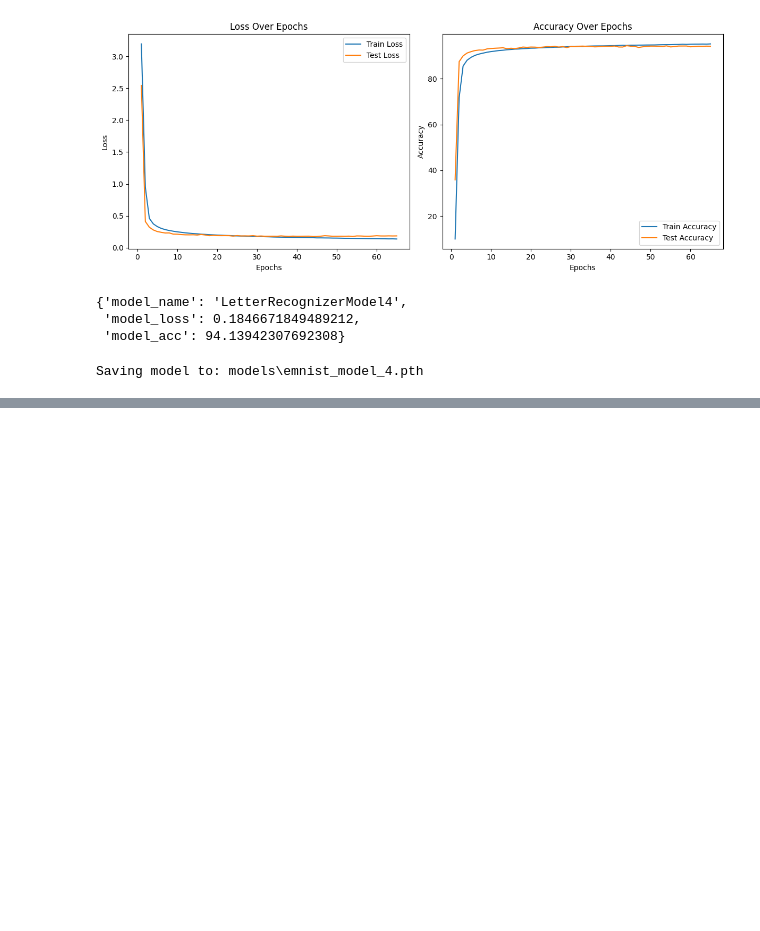
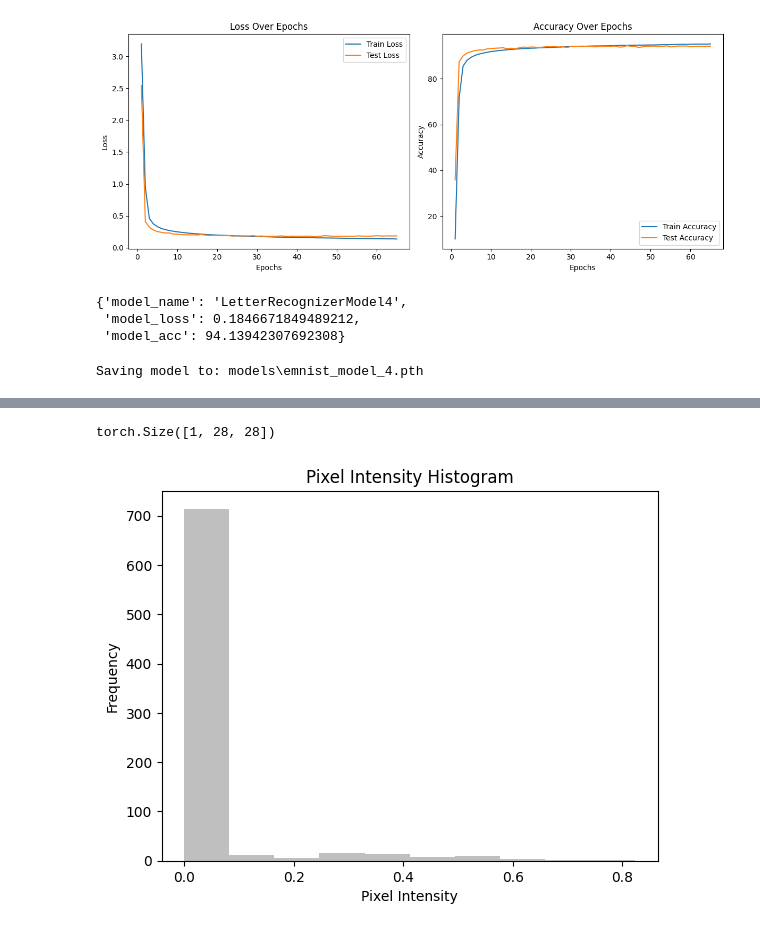
Before and after one commit to haldonmez/handwritten-letter-recognition-model, a Jupyter notebook: emnist_model_4.ipynb, the cells around one changed output, grey strips where cells are left out. Drawn from its saved outputs; the diff is of its cells as text; code cells hidden in the pictures; blank space fills up the shorter version.

```diff
--- a/emnist_model_4.ipynb
+++ b/emnist_model_4.ipynb
@@ -682,0 +674,10 @@ loaded_model_results
+# %%
+from torchvision.transforms import ToTensor, Resize, Grayscale, Compose
+
+transforms = Compose([
+    Resize((28, 28)),
+    ToTensor(),
+])
+
+transformed_prediction_image = transforms(prediction_image)
+transformed_prediction_image.shape, transformed_prediction_image
@@ -682,0 +702,16 @@ loaded_model_results
+# %%
+transformed_shaped_prediction_image = transformed_prediction_image[0].unsqueeze(0)
+transformed_shaped_prediction_image.shape
+# %% [output]
+torch.Size([1, 28, 28])
+# %%
+flatten_image = nn.Flatten()
+_prediction_image = flatten_image(transformed_shaped_prediction_image)
+
+hist, bin_edges, number_of_x_values= plt.hist(_prediction_image, bins=10, color='gray', alpha=0.5)
+plt.title('Pixel Intensity Histogram')
+plt.xlabel('Pixel Intensity')
+plt.ylabel('Frequency')
+plt.show()
+# %% [output]
+[figure, added]
```
Also changed, not shown: parts of 8 cells of this notebook, 2 other files.
